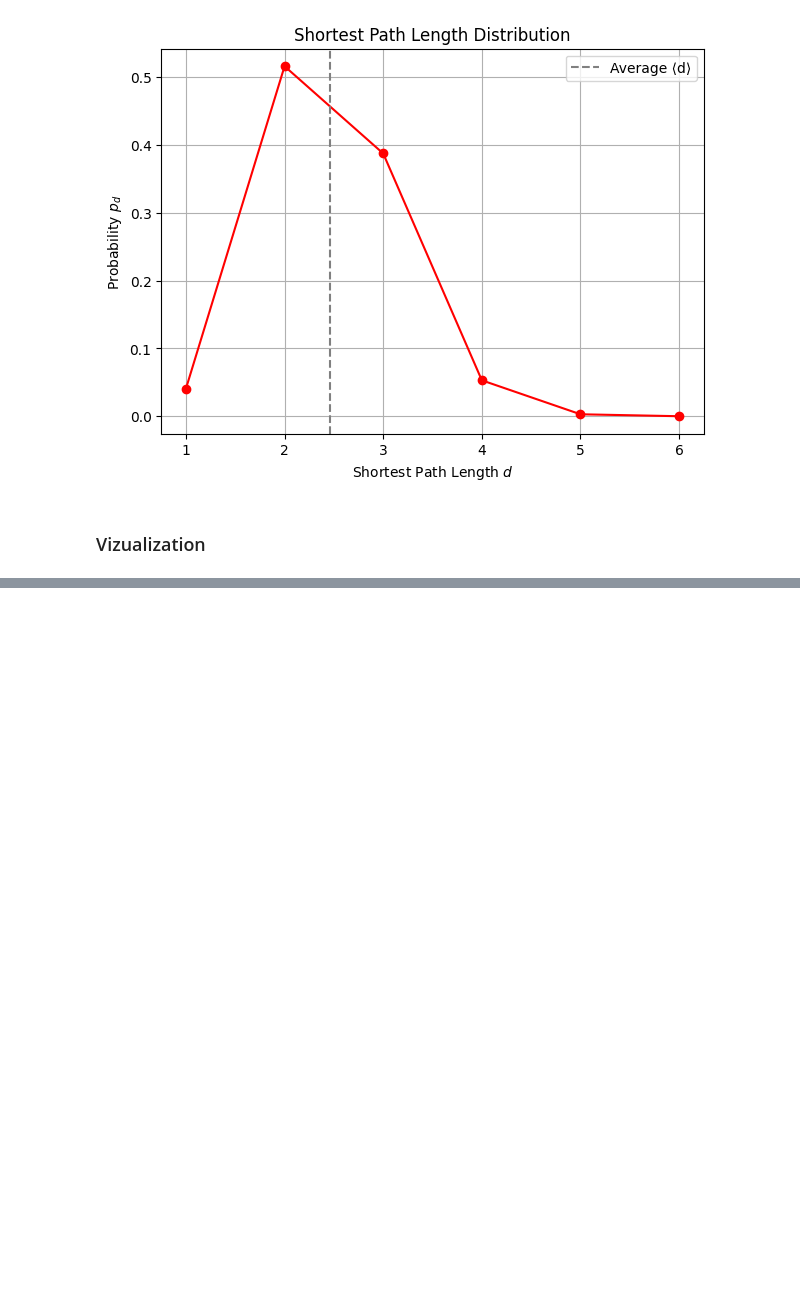
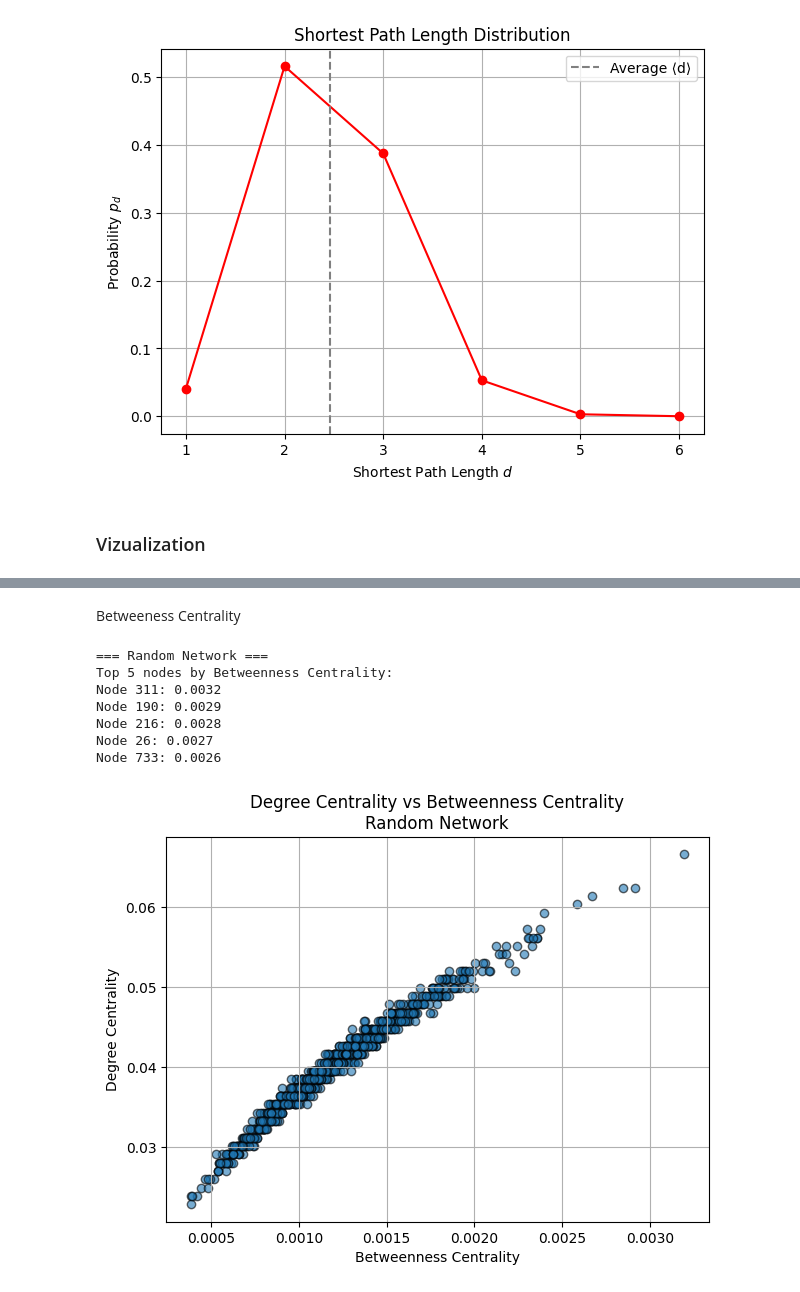
Before and after one commit to Master-HPC-2025/Social-Network-Analysis, a Jupyter notebook: project_1.ipynb, the cells around one changed output, grey strips where cells are left out. Drawn from its saved outputs; the diff is of its cells as text; code cells hidden in the pictures; blank space fills up the shorter version.

```diff
--- a/project_1.ipynb
+++ b/project_1.ipynb
@@ -369,0 +574,28 @@ Average Shortest Path Length: 2.461460580087011
+# %% [markdown]
+Betweeness Centrality
+# %%
+def plot_betweenness_vs_degree(G_ER, betweenness, title):
+    degree = nx.degree_centrality(G_ER)
+
+    x = [betweenness[node] for node in G_ER.nodes()]
+    y = [degree[node] for node in G_ER.nodes()]
+
+    plt.figure(figsize=(7, 5))
+    plt.scatter(x, y, alpha=0.6, edgecolors='k')
+    plt.title(f"Degree Centrality vs Betweenness Centrality\n{title}")
+    plt.xlabel("Betweenness Centrality")
+    plt.ylabel("Degree Centrality")
+    plt.grid(True)
+    plt.show()
+
+bc_er = compute_and_display_betweenness_centrality(G_ER, "Random Network")
+plot_betweenness_vs_degree(G_ER, bc_er, "Random Network")
+# %% [output]
+=== Random Network ===
+Top 5 nodes by Betweenness Centrality:
+Node 311: 0.0032
+Node 190: 0.0029
+Node 216: 0.0028
+Node 26: 0.0027
+Node 733: 0.0026
+[figure, added]
```
Also changed, not shown: parts of 48 cells of this notebook.
